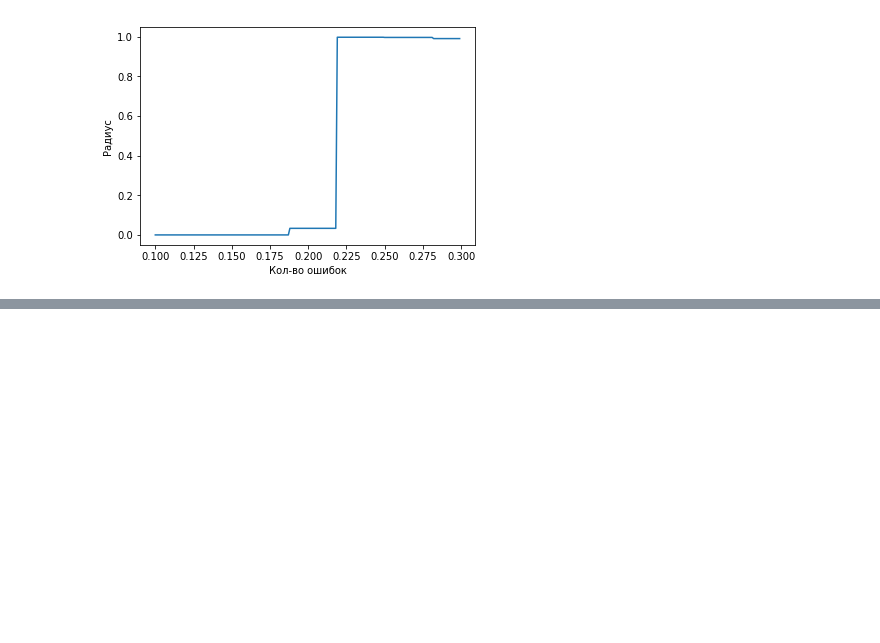
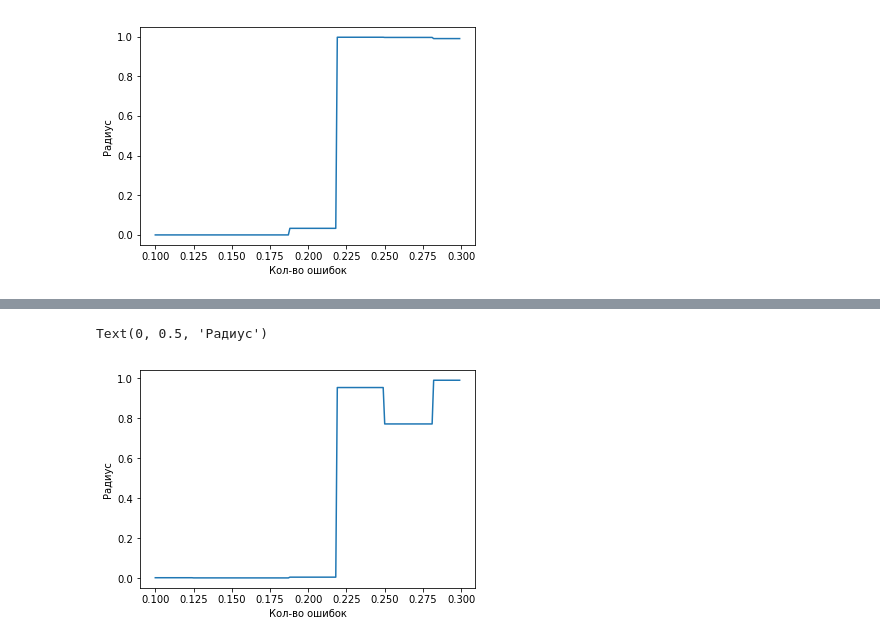
Before and after one commit to subster2/MachinePy, a Jupyter notebook: Diploma/report№1.ipynb, the cells around one changed output, grey strips where cells are left out. Cells and saved outputs as stored; diff of their text form; code cells hidden in the pictures; blank space fills up the shorter version.

```diff
--- a/Diploma/report№1.ipynb
+++ b/Diploma/report№1.ipynb
@@ -62,0 +75,20 @@ SimillarI(7,0.1, 0.3, 0.001)
+# %%
+meanR=[]
+indR=[]
+for j in np.arange(0.1, 0.3, 0.001):
+    radius = j #радиус балтри
+    similar = tree.query_radius([imgT], r=radius, count_only=True)#кол-во похожих элементов
+    ind = tree.query_radius([imgT], r=radius)  #индексы похожих эл-ов
+    sumA=0
+    for i in ind[0]:
+        if(df['Base Meme Name'][i]!=df['Base Meme Name'][ind[0][0]]): #мемы, название которых не совпадает
+            sumA+=1
+    meanR.append(sumA/similar[0])
+    indR.append(j)
+
+plt.plot(indR,meanR)
+plt.xlabel('Кол-во ошибок')
+plt.ylabel('Радиус')
+# %% [output]
+Text(0, 0.5, 'Радиус')
+[figure, added]
```
Also changed, not shown: parts of 3 cells of this notebook.
